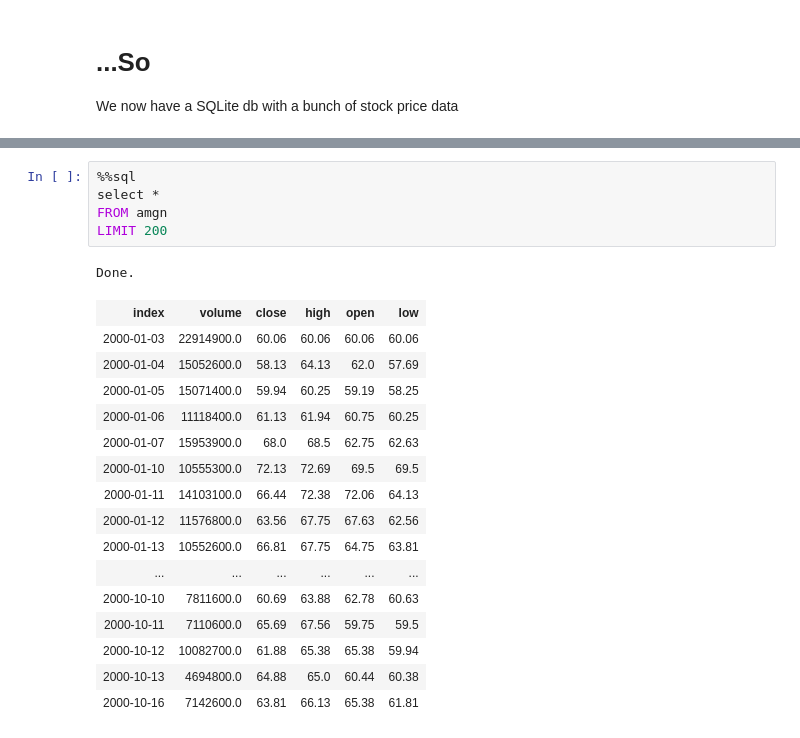
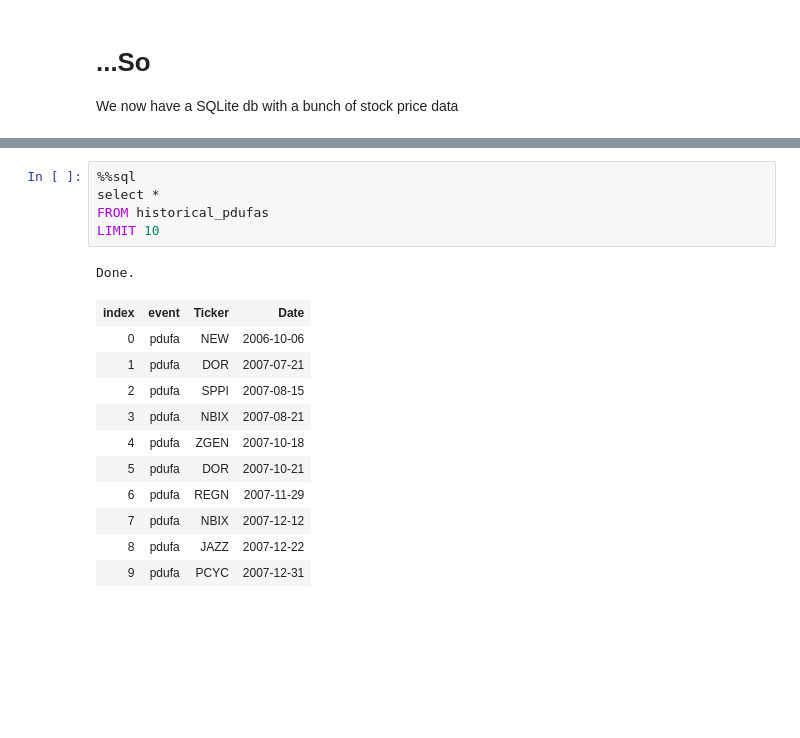
Before and after one commit to BenDavidAaron/FDA-Decision-Stock-Predictor, a Jupyter notebook: featureExtraction.ipynb, the cells around one changed output, grey strips where cells are left out. Drawn from its saved outputs; the diff is of its cells as text; blank space fills up the shorter version.

Commit message:
Finished Harmonizing Date stamps in Hist_PDUFAs

```diff
--- a/featureExtraction.ipynb
+++ b/featureExtraction.ipynb
@@ -32,23 +30,18 @@ Done.
 # %%
 %%sql
 select *
-FROM amgn
-LIMIT 200
+FROM historical_pdufas
+LIMIT 10
 # %% [output]
 Done.
-| index | volume | close | high | open | low |
-| 2000-01-03 | 22914900.0 | 60.06 | 60.06 | 60.06 | 60.06 |
-| 2000-01-04 | 15052600.0 | 58.13 | 64.13 | 62.0 | 57.69 |
-| 2000-01-05 | 15071400.0 | 59.94 | 60.25 | 59.19 | 58.25 |
-| 2000-01-06 | 11118400.0 | 61.13 | 61.94 | 60.75 | 60.25 |
-| 2000-01-07 | 15953900.0 | 68.0 | 68.5 | 62.75 | 62.63 |
-| 2000-01-10 | 10555300.0 | 72.13 | 72.69 | 69.5 | 69.5 |
-| 2000-01-11 | 14103100.0 | 66.44 | 72.38 | 72.06 | 64.13 |
-| 2000-01-12 | 11576800.0 | 63.56 | 67.75 | 67.63 | 62.56 |
-| 2000-01-13 | 10552600.0 | 66.81 | 67.75 | 64.75 | 63.81 |
-| ... | ... | ... | ... | ... | ... |
-| 2000-10-10 | 7811600.0 | 60.69 | 63.88 | 62.78 | 60.63 |
-| 2000-10-11 | 7110600.0 | 65.69 | 67.56 | 59.75 | 59.5 |
-| 2000-10-12 | 10082700.0 | 61.88 | 65.38 | 65.38 | 59.94 |
-| 2000-10-13 | 4694800.0 | 64.88 | 65.0 | 60.44 | 60.38 |
-| 2000-10-16 | 7142600.0 | 63.81 | 66.13 | 65.38 | 61.81 |
+| index | event | Ticker | Date |
+| 0 | pdufa | NEW | 2006-10-06 |
+| 1 | pdufa | DOR | 2007-07-21 |
+| 2 | pdufa | SPPI | 2007-08-15 |
+| 3 | pdufa | NBIX | 2007-08-21 |
+| 4 | pdufa | ZGEN | 2007-10-18 |
+| 5 | pdufa | DOR | 2007-10-21 |
+| 6 | pdufa | REGN | 2007-11-29 |
+| 7 | pdufa | NBIX | 2007-12-12 |
+| 8 | pdufa | JAZZ | 2007-12-22 |
+| 9 | pdufa | PCYC | 2007-12-31 |
```
Also changed, not shown: parts of 2 cells of this notebook, 1 other file.
